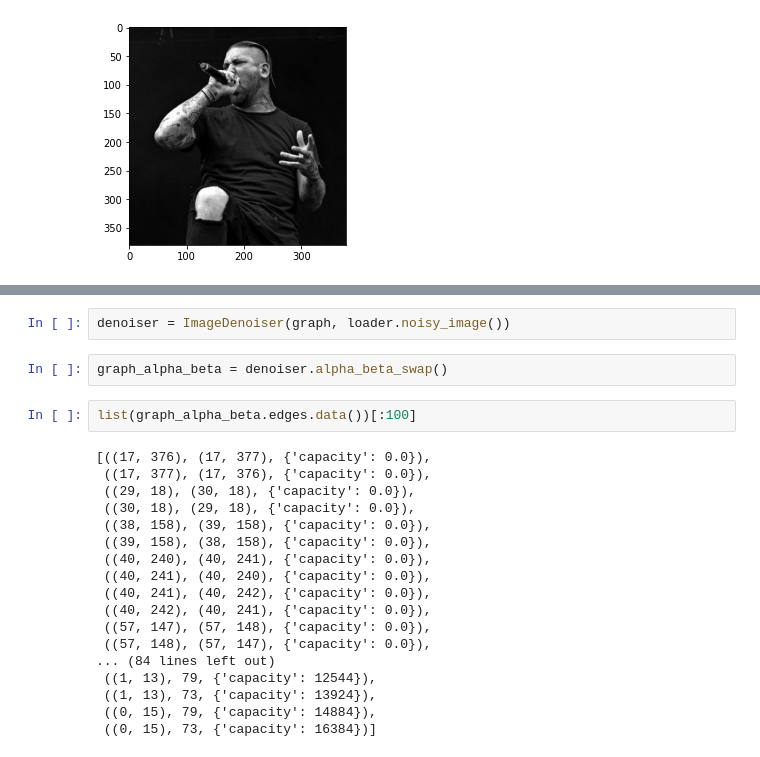
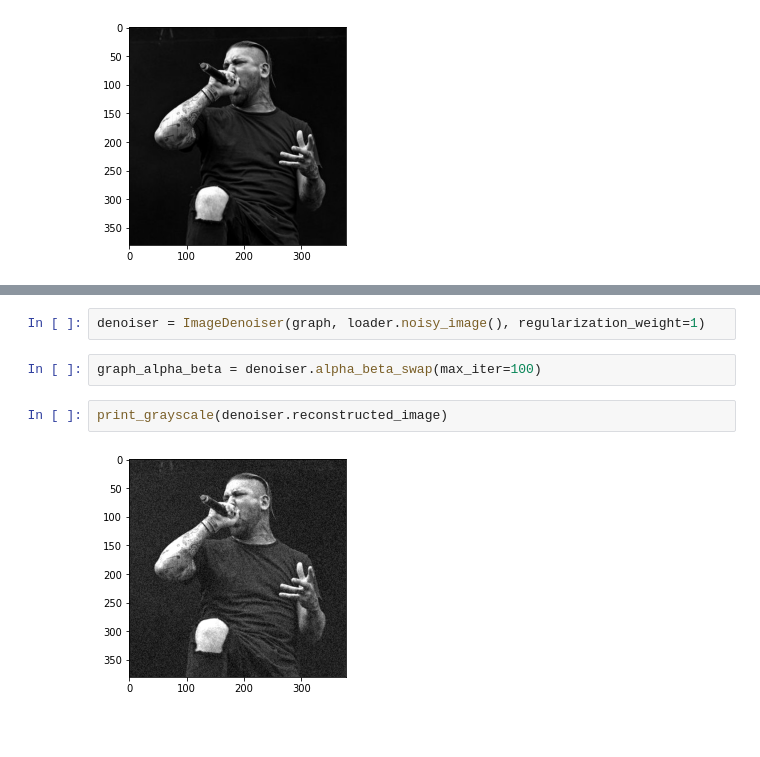
Before and after one commit to Bassvelitchkine/graph-cut-image-denoising, a Jupyter notebook: main.ipynb, the cells around one changed output, grey strips where cells are left out. Drawn from its saved outputs; the diff is of its cells as text; blank space fills up the shorter version.

```diff
--- a/main.ipynb
+++ b/main.ipynb
@@ -31,25 +27,9 @@ The graph had not been built before. Wait until its created...
 ((0, 0), (1, 0))
 # %%
-denoiser = ImageDenoiser(graph, loader.noisy_image())
+denoiser = ImageDenoiser(graph, loader.noisy_image(), regularization_weight=1)
 # %%
-graph_alpha_beta = denoiser.alpha_beta_swap()
+graph_alpha_beta = denoiser.alpha_beta_swap(max_iter=100)
-# %%
-list(graph_alpha_beta.edges.data())[:100]
-# %% [output]
-[((17, 376), (17, 377), {'capacity': 0.0}),
- ((17, 377), (17, 376), {'capacity': 0.0}),
- ((29, 18), (30, 18), {'capacity': 0.0}),
- ((30, 18), (29, 18), {'capacity': 0.0}),
- ((38, 158), (39, 158), {'capacity': 0.0}),
- ((39, 158), (38, 158), {'capacity': 0.0}),
- ((40, 240), (40, 241), {'capacity': 0.0}),
- ((40, 241), (40, 240), {'capacity': 0.0}),
- ((40, 241), (40, 242), {'capacity': 0.0}),
- ((40, 242), (40, 241), {'capacity': 0.0}),
- ((57, 147), (57, 148), {'capacity': 0.0}),
- ((57, 148), (57, 147), {'capacity': 0.0}),
-... (84 lines left out)
- ((1, 13), 79, {'capacity': 12544}),
- ((1, 13), 73, {'capacity': 13924}),
- ((0, 15), 79, {'capacity': 14884}),
- ((0, 15), 73, {'capacity': 16384})]
+# %%
+print_grayscale(denoiser.reconstructed_image)
+# %% [output]
+[figure, added]
```
Also changed, not shown: parts of 5 cells of this notebook, 1 other file.
